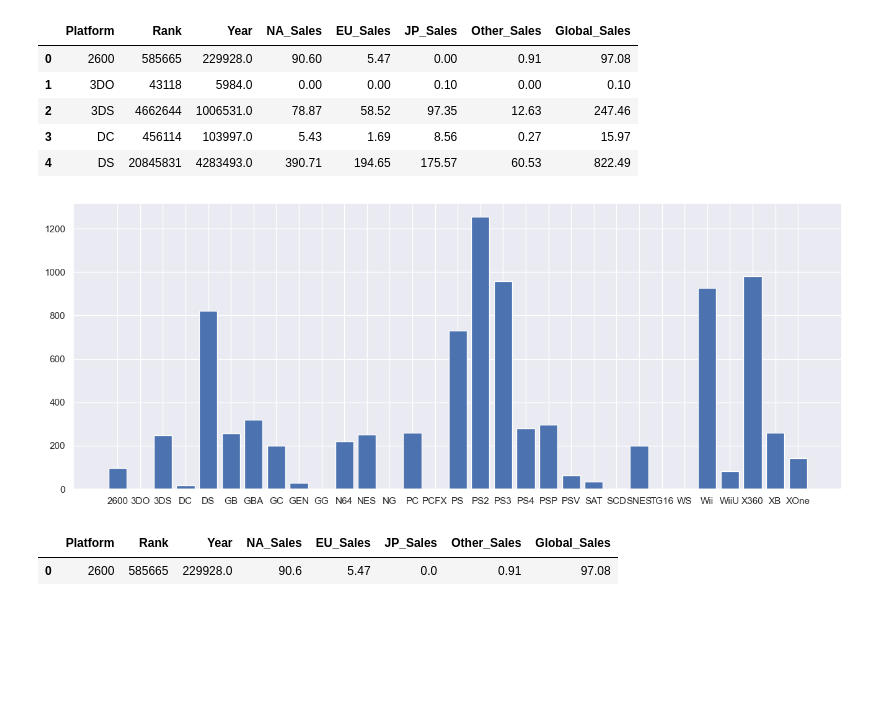
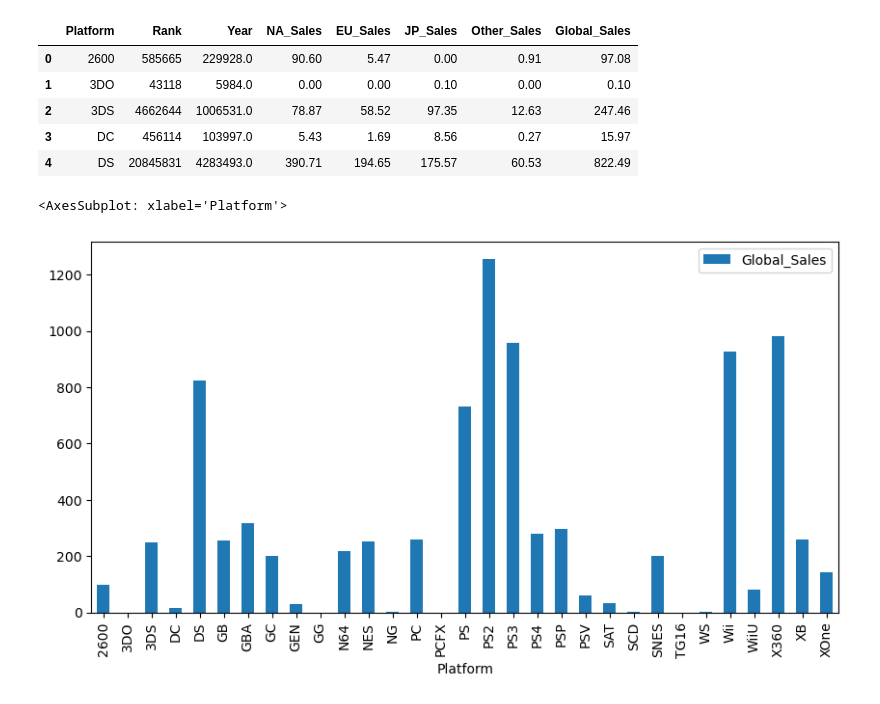
Before and after one commit to henriquecarvalho-maker/Gaming-Search, a Jupyter notebook: gaming_search.ipynb, the cells around one changed output. Cells and saved outputs as stored; diff of their text form; code cells hidden in the pictures; blank space fills up the shorter version.

```diff
--- a/gaming_search.ipynb
+++ b/gaming_search.ipynb
@@ -5,7 +5,6 @@ import matplotlib
 import matplotlib.pyplot as plt
 %matplotlib inline
 import seaborn as sns
-sns.set_theme(style='darkgrid')
 # %%
 data = pd.read_csv('data/vgsales.csv')
 data
@@ -106,12 +105,8 @@ data_by_platform.head()
 | 3 | DC | 456114 | 103997.0 | 5.43 | 1.69 | 8.56 | 0.27 | 15.97 |
 | 4 | DS | 20845831 | 4283493.0 | 390.71 | 194.65 | 175.57 | 60.53 | 822.49 |
 # %%
-plt.bar(data_by_platform['Platform'], data_by_platform['Global_Sales'])
-plt.rc('figure', figsize= (10, 10))
+#plt.bar(data_by_platform['Platform'], data_by_platform['Global_Sales'])
+data_by_platform.plot.bar(x='Platform', y='Global_Sales', figsize=(10,5))
 # %% [output]
+<AxesSubplot: xlabel='Platform'>
-[figure, old version]
+[figure, new version]
-# %%
-data_by_platform[data_by_platform['Platform'] == '2600']
-# %% [output]
-|  | Platform | Rank | Year | NA_Sales | EU_Sales | JP_Sales | Other_Sales | Global_Sales |
-| 0 | 2600 | 585665 | 229928.0 | 90.6 | 5.47 | 0.0 | 0.91 | 97.08 |
```
